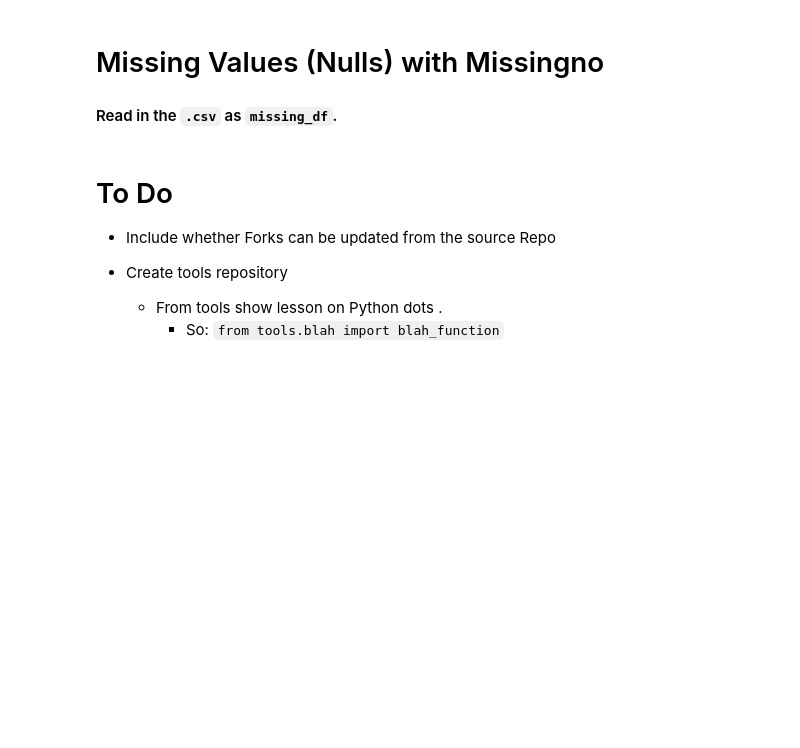
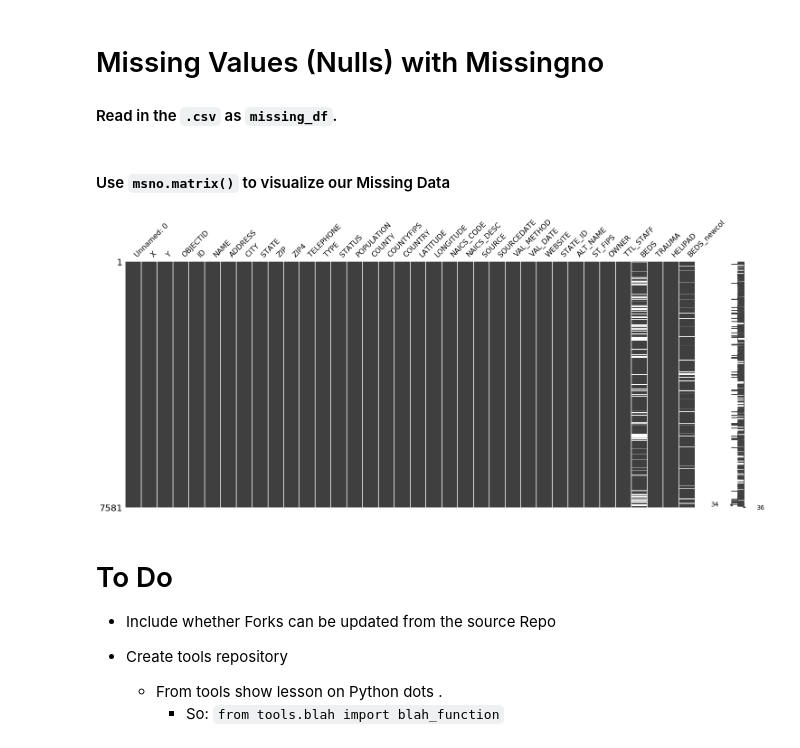
Before and after one commit to pratt-savi-810/pratt-savi-810-2020-03-lesson_05, a Jupyter notebook: completed/lesson_05_completed.ipynb, the cells around one changed output. Drawn from its saved outputs; the diff is of its cells as text; code cells hidden in the pictures; blank space fills up the shorter version.

```diff
--- a/completed/lesson_05_completed.ipynb
+++ b/completed/lesson_05_completed.ipynb
@@ -103,6 +104,12 @@ sns.scatterplot(
 #### Read in the `.csv` as `missing_df`.
 # %%
 missing_df = pd.read_csv('data/missing_values_example.csv')
+# %% [markdown]
+#### Use `msno.matrix()` to visualize our Missing Data
+# %%
+msno.matrix(missing_df);
+# %% [output]
+[figure, added]
 # %% [markdown]
 # To Do
 
```
Also changed, not shown: parts of 23 cells of this notebook.
